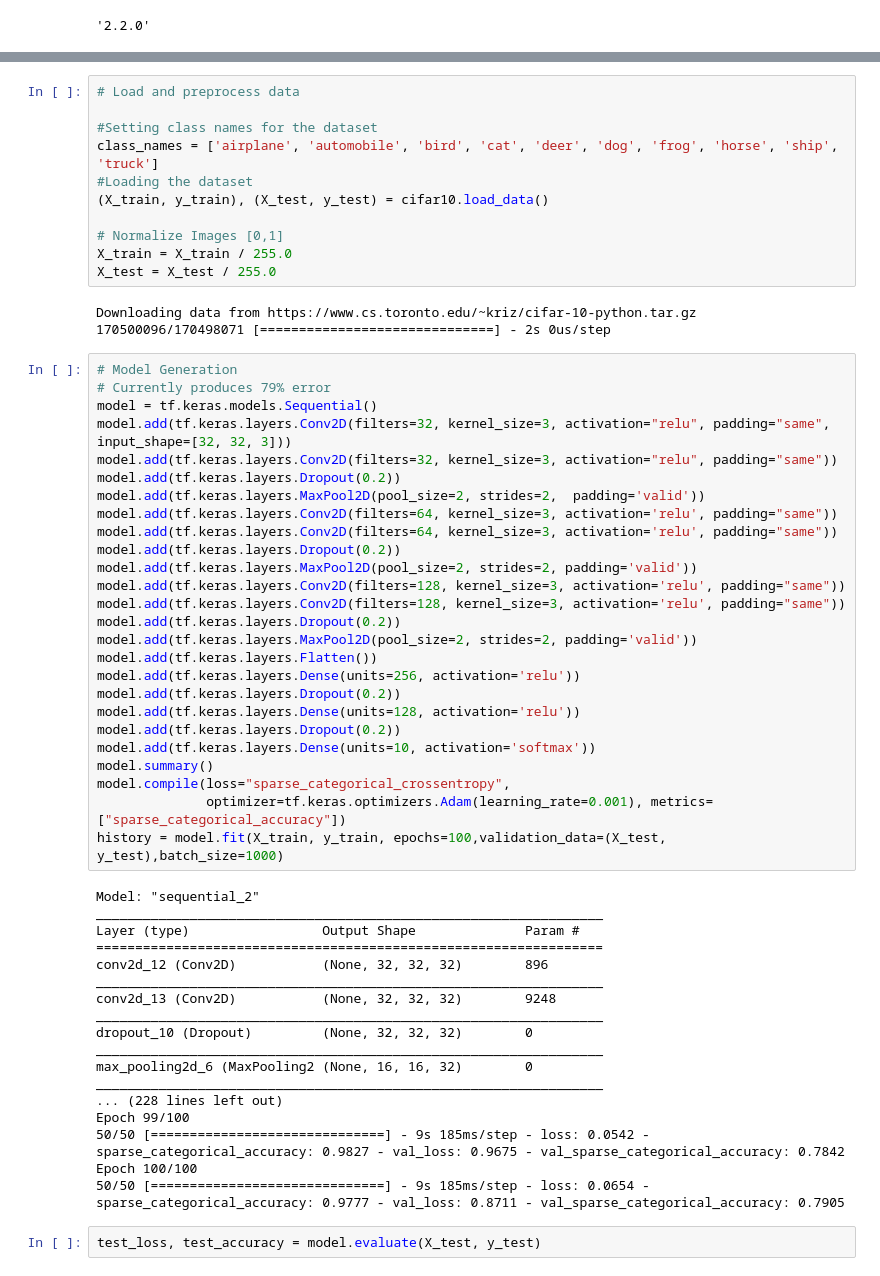
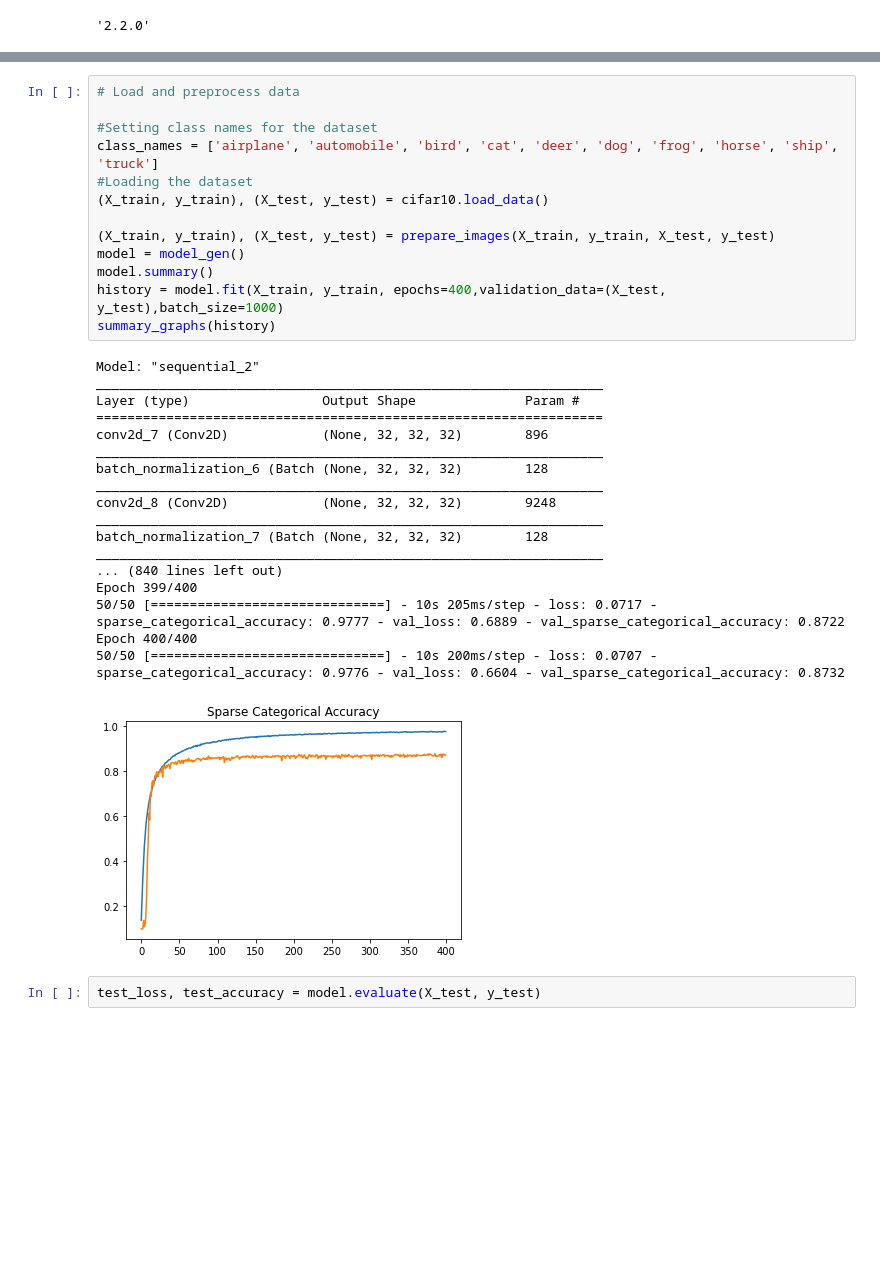
Before and after one commit to jrcendagorta/Convolution_NN, a Jupyter notebook: Convolution_NN.ipynb, the cells around one changed output, grey strips where cells are left out. Drawn from its saved outputs; the diff is of its cells as text; blank space fills up the shorter version.

```diff
--- a/Convolution_NN.ipynb
+++ b/Convolution_NN.ipynb
@@ -13,61 +58,35 @@ tf.__version__
 # %%
 # Load and preprocess data
 
 #Setting class names for the dataset
 class_names = ['airplane', 'automobile', 'bird', 'cat', 'deer', 'dog', 'frog', 'horse', 'ship', 'truck']
 #Loading the dataset
 (X_train, y_train), (X_test, y_test) = cifar10.load_data()
 
-# Normalize Images [0,1]
-X_train = X_train / 255.0
-X_test = X_test / 255.0
+(X_train, y_train), (X_test, y_test) = prepare_images(X_train, y_train, X_test, y_test)
+model = model_gen()
+model.summary()
+history = model.fit(X_train, y_train, epochs=400,validation_data=(X_test, y_test),batch_size=1000)
+summary_graphs(history)
 # %% [output]
-Downloading data from https://www.cs.toronto.edu/~kriz/cifar-10-python.tar.gz
-170500096/170498071 [==============================] - 2s 0us/step
+Model: "sequential_2"
+_________________________________________________________________
+Layer (type)                 Output Shape              Param #
+=================================================================
+conv2d_7 (Conv2D)            (None, 32, 32, 32)        896
+_________________________________________________________________
+batch_normalization_6 (Batch (None, 32, 32, 32)        128
+_________________________________________________________________
+conv2d_8 (Conv2D)            (None, 32, 32, 32)        9248
+_________________________________________________________________
+batch_normalization_7 (Batch (None, 32, 32, 32)        128
+_________________________________________________________________
+... (840 lines left out)
+Epoch 399/400
+50/50 [==============================] - 10s 205ms/step - loss: 0.0717 - sparse_categorical_accuracy: 0.9777 - val_loss: 0.6889 - val_sparse_categorical_accuracy: 0.8722
+Epoch 400/400
+50/50 [==============================] - 10s 200ms/step - loss: 0.0707 - sparse_categorical_accuracy: 0.9776 - val_loss: 0.6604 - val_sparse_categorical_accuracy: 0.8732
+[figure, added]
-# %%
-# Model Generation
-# Currently produces 79% error
-model = tf.keras.models.Sequential()
-model.add(tf.keras.layers.Conv2D(filters=32, kernel_size=3, activation="relu", padding="same", input_shape=[32, 32, 3]))
-model.add(tf.keras.layers.Conv2D(filters=32, kernel_size=3, activation="relu", padding="same"))
-model.add(tf.keras.layers.Dropout(0.2))
-model.add(tf.keras.layers.MaxPool2D(pool_size=2, strides=2,  padding='valid'))
-model.add(tf.keras.layers.Conv2D(filters=64, kernel_size=3, activation='relu', padding="same"))
-model.add(tf.keras.layers.Conv2D(filters=64, kernel_size=3, activation='relu', padding="same"))
-model.add(tf.keras.layers.Dropout(0.2))
-model.add(tf.keras.layers.MaxPool2D(pool_size=2, strides=2, padding='valid'))
-model.add(tf.keras.layers.Conv2D(filters=128, kernel_size=3, activation='relu', padding="same"))
-model.add(tf.keras.layers.Conv2D(filters=128, kernel_size=3, activation='relu', padding="same"))
-model.add(tf.keras.layers.Dropout(0.2))
-model.add(tf.keras.layers.MaxPool2D(pool_size=2, strides=2, padding='valid'))
-model.add(tf.keras.layers.Flatten())
-model.add(tf.keras.layers.Dense(units=256, activation='relu'))
-model.add(tf.keras.layers.Dropout(0.2))
-model.add(tf.keras.layers.Dense(units=128, activation='relu'))
-model.add(tf.keras.layers.Dropout(0.2))
-model.add(tf.keras.layers.Dense(units=10, activation='softmax'))
-model.summary()
-model.compile(loss="sparse_categorical_crossentropy",
-              optimizer=tf.keras.optimizers.Adam(learning_rate=0.001), metrics=["sparse_categorical_accuracy"])
-history = model.fit(X_train, y_train, epochs=100,validation_data=(X_test, y_test),batch_size=1000)
-# %% [output]
-Model: "sequential_2"
-_________________________________________________________________
-Layer (type)                 Output Shape              Param #
-=================================================================
-conv2d_12 (Conv2D)           (None, 32, 32, 32)        896
-_________________________________________________________________
-conv2d_13 (Conv2D)           (None, 32, 32, 32)        9248
-_________________________________________________________________
-dropout_10 (Dropout)         (None, 32, 32, 32)        0
-_________________________________________________________________
-max_pooling2d_6 (MaxPooling2 (None, 16, 16, 32)        0
-_________________________________________________________________
-... (228 lines left out)
-Epoch 99/100
-50/50 [==============================] - 9s 185ms/step - loss: 0.0542 - sparse_categorical_accuracy: 0.9827 - val_loss: 0.9675 - val_sparse_categorical_accuracy: 0.7842
-Epoch 100/100
-50/50 [==============================] - 9s 185ms/step - loss: 0.0654 - sparse_categorical_accuracy: 0.9777 - val_loss: 0.8711 - val_sparse_categorical_accuracy: 0.7905
 # %%
 test_loss, test_accuracy = model.evaluate(X_test, y_test)
 # %% [output]
```
Also changed, not shown: parts of 3 cells of this notebook.
